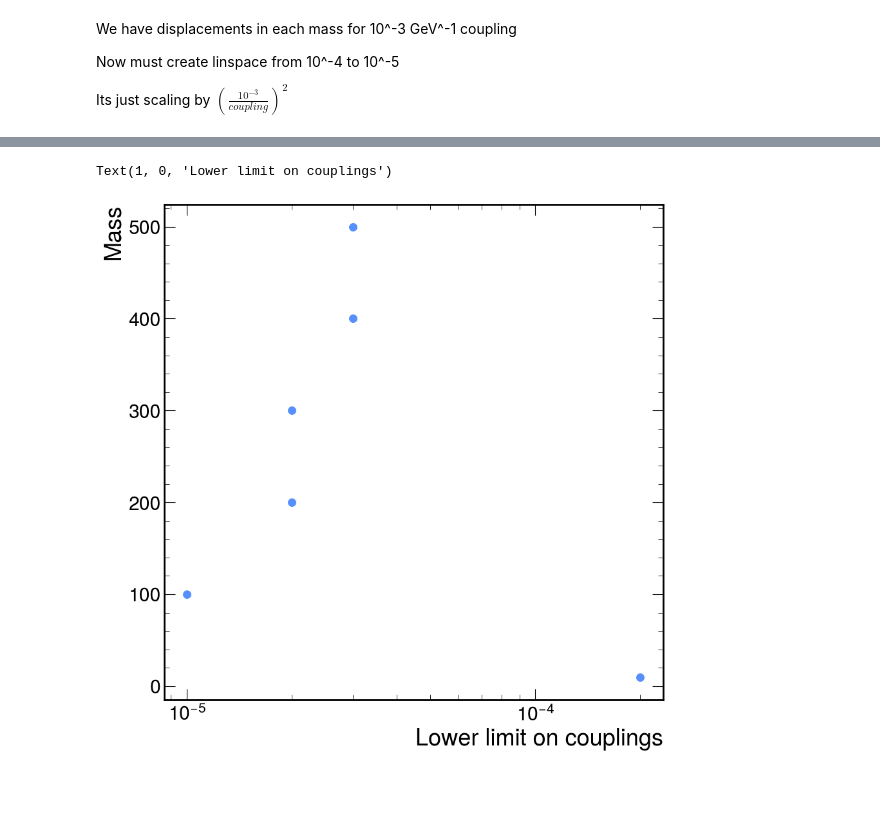
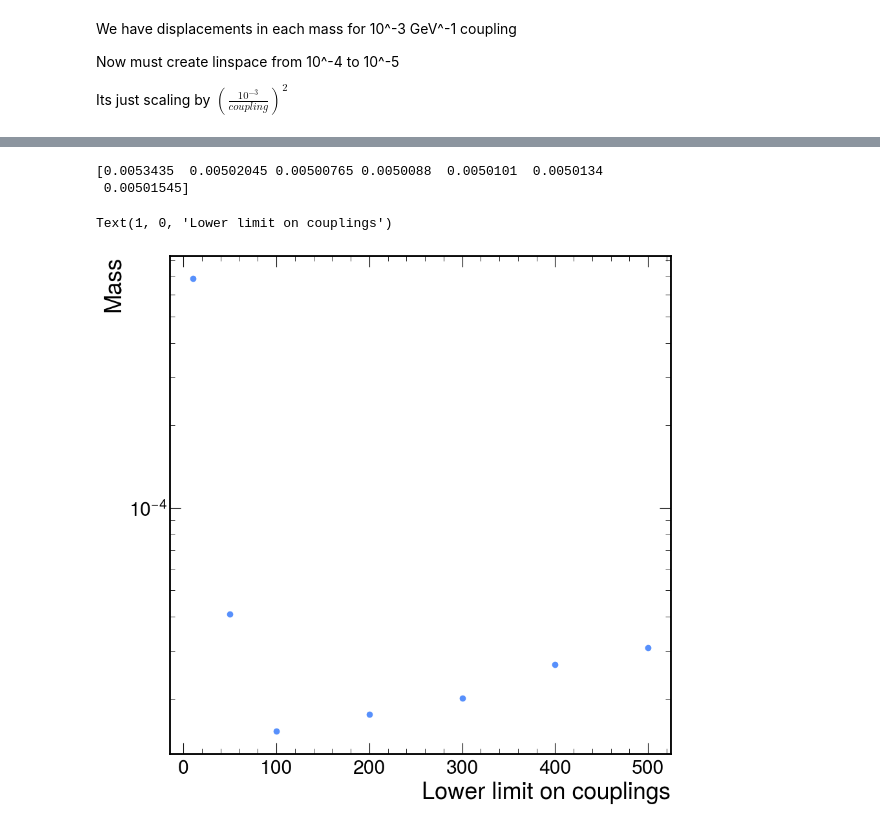
Before and after one commit to GnarlyYew/ldmx-alp-study, a Jupyter notebook: configs/analyzingroot.ipynb, the cells around one changed output, grey strips where cells are left out. Saved outputs shown, nothing was run; the diff lists cells and outputs as text; code cells hidden in the pictures; blank space fills up the shorter version.

Commit message:
Limiting coupling

```diff
--- a/configs/analyzingroot.ipynb
+++ b/configs/analyzingroot.ipynb
@@ -1322,11 +1423,15 @@ ax.set_xscale('log')
 # %%
-masses = [10, 100, 200, 300, 400, 500]
-coup_limit_l = [2e-4, 1e-5, 2e-5, 2e-5, 3e-5, 3e-5]
+masses = [10, 50, 100, 200, 300, 400, 500]
+coup_limit_l = [6.87e-4, 4.09e-5, 1.53e-5, 1.76e-5, 2.02e-5, 2.68e-5, 3.09e-5]
 
-plt.scatter(coup_limit_l,  masses, s=70)
-plt.xscale('log')
+optimal_coup = (np.array(coup_limit_l) + 1e-2) / 2
+print(optimal_coup)
+plt.scatter(masses, coup_limit_l)
+plt.yscale('log')
 plt.ylabel("Mass")
 plt.xlabel("Lower limit on couplings")
 # %% [output]
-Text(1, 0, 'Lower limit on couplings')
+[0.0053435  0.00502045 0.00500765 0.0050088  0.0050101  0.0050134
+ 0.00501545]
+Text(1, 0, 'Lower limit on couplings')
-[figure, old version]
+[figure, new version]
```
Also changed, not shown: parts of 17 cells of this notebook, 4 other files.
